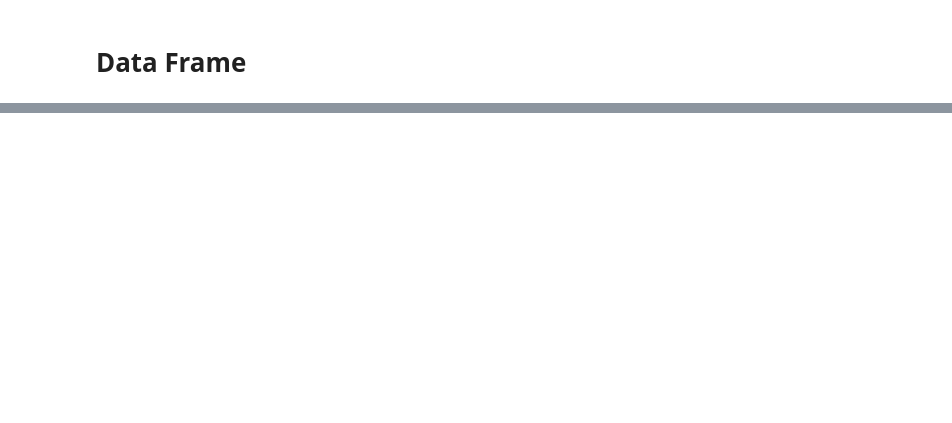
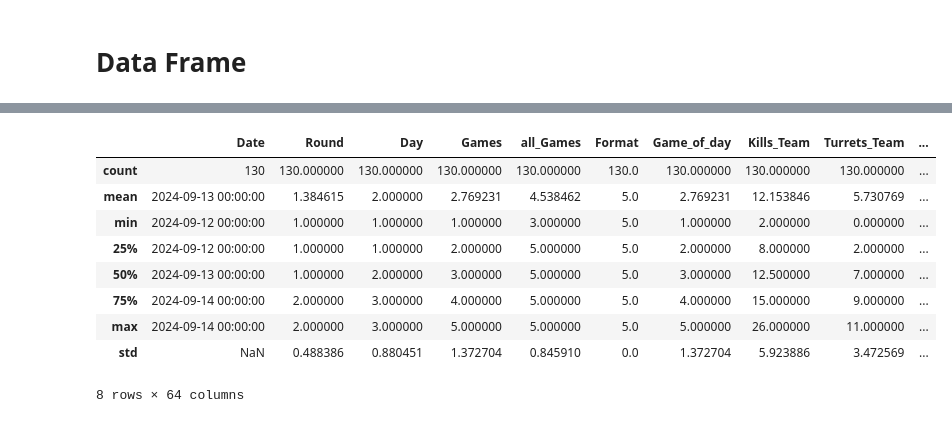
Before and after one commit to oocim/Data-Science-Study, a Jupyter notebook: Pandas.ipynb, the cells around one changed output, grey strips where cells are left out. Cells and saved outputs as stored; diff of their text form; code cells hidden in the pictures; blank space fills up the shorter version.

Commit message:
Add pandas basics

```diff
--- a/Pandas.ipynb
+++ b/Pandas.ipynb
@@ -85,0 +67,5 @@ g
+# %%
+import pandas as pd
+import numpy as np
+from sklearn.impute import SimpleImputer
+df = pd.read_csv('LCK_RegionalFinals_2024.csv',delimiter=";")
@@ -85,0 +82,3 @@ g
+# %%
+df.drop(['Patch','Stage'], axis=1,inplace=True)
+df.head()
@@ -85,0 +93,3 @@ g
+# %%
+df.rename(columns={'Opponent_Team':'Opp_Team', 'Opponent_Player':'Opp_Player','No_Game':'Games'},inplace=True)
+df.head()
@@ -85,0 +104,3 @@ g
+# %%
+df['Date'] = pd.to_datetime(df['Date'],format='%d.%m.%Y')
+df.head()
@@ -85,0 +115,13 @@ g
+# %%
+df.describe()
+# %% [output]
+|  | Date | Round | Day | Games | all_Games | Format | Game_of_day | Kills_Team | Turrets_Team | ... |
+| count | 130 | 130.000000 | 130.000000 | 130.000000 | 130.000000 | 130.0 | 130.000000 | 130.000000 | 130.000000 | ... |
+| mean | 2024-09-13 00:00:00 | 1.384615 | 2.000000 | 2.769231 | 4.538462 | 5.0 | 2.769231 | 12.153846 | 5.730769 | ... |
+| min | 2024-09-12 00:00:00 | 1.000000 | 1.000000 | 1.000000 | 3.000000 | 5.0 | 1.000000 | 2.000000 | 0.000000 | ... |
+| 25% | 2024-09-12 00:00:00 | 1.000000 | 1.000000 | 2.000000 | 5.000000 | 5.0 | 2.000000 | 8.000000 | 2.000000 | ... |
+| 50% | 2024-09-13 00:00:00 | 1.000000 | 2.000000 | 3.000000 | 5.000000 | 5.0 | 3.000000 | 12.500000 | 7.000000 | ... |
+| 75% | 2024-09-14 00:00:00 | 2.000000 | 3.000000 | 4.000000 | 5.000000 | 5.0 | 4.000000 | 15.000000 | 9.000000 | ... |
+| max | 2024-09-14 00:00:00 | 2.000000 | 3.000000 | 5.000000 | 5.000000 | 5.0 | 5.000000 | 26.000000 | 11.000000 | ... |
+| std | NaN | 0.488386 | 0.880451 | 1.372704 | 0.845910 | 0.0 | 1.372704 | 5.923886 | 3.472569 | ... |
+8 rows × 64 columns
```
Also changed, not shown: parts of 28 cells of this notebook, 1 other file.
